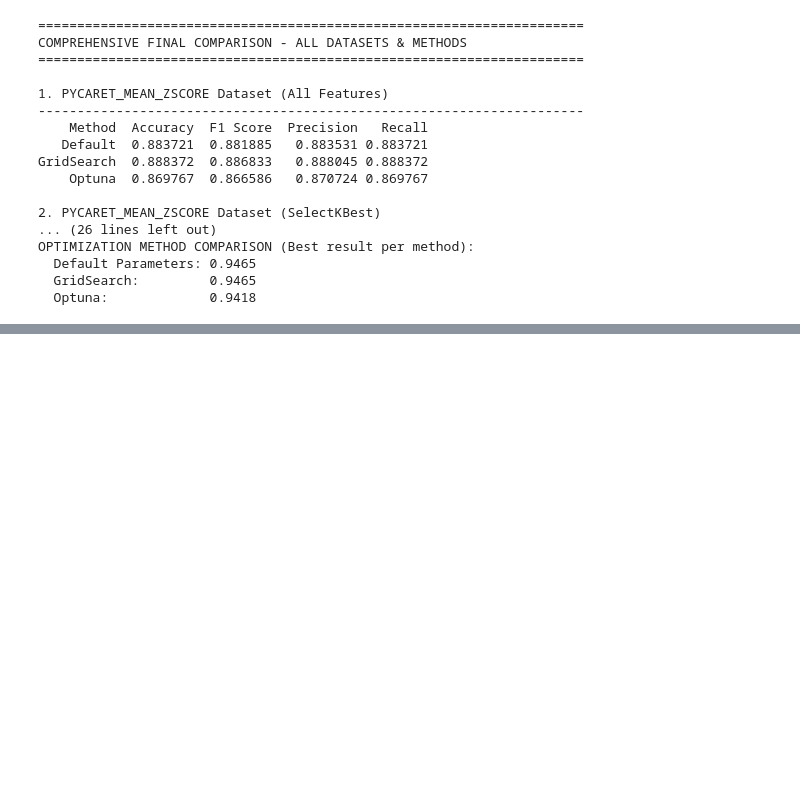
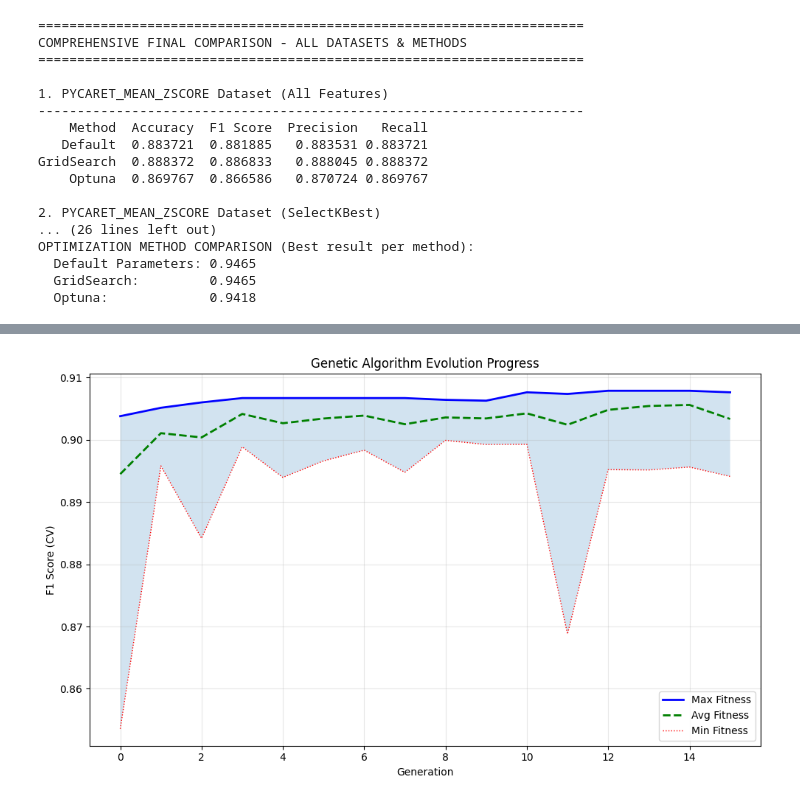
Before and after one commit to JakubDralus/advanced-machine-learning, a Jupyter notebook: optimization.ipynb, the cells around one changed output, grey strips where cells are left out. Cells and saved outputs as stored; diff of their text form; code cells hidden in the pictures; blank space fills up the shorter version.

```diff
--- a/optimization.ipynb
+++ b/optimization.ipynb
@@ -1305,0 +1490,21 @@ OPTIMIZATION METHOD COMPARISON (Best result per method):
+# %%
+# Plot evolution progress
+gen = logbook.select("gen")
+fit_max = logbook.select("max")
+fit_avg = logbook.select("avg")
+fit_min = logbook.select("min")
+
+fig, ax = plt.subplots(figsize=(10, 6))
+ax.plot(gen, fit_max, 'b-', label='Max Fitness', linewidth=2)
+ax.plot(gen, fit_avg, 'g--', label='Avg Fitness', linewidth=2)
+ax.plot(gen, fit_min, 'r:', label='Min Fitness', linewidth=1)
+ax.fill_between(gen, fit_min, fit_max, alpha=0.2)
+ax.set_xlabel('Generation')
+ax.set_ylabel('F1 Score (CV)')
+ax.set_title('Genetic Algorithm Evolution Progress')
+ax.legend(loc='lower right')
+ax.grid(True, alpha=0.3)
+plt.tight_layout()
+plt.show()
+# %% [output]
+[figure, added]
```
Also changed, not shown: parts of 21 cells of this notebook, 33 other files.
